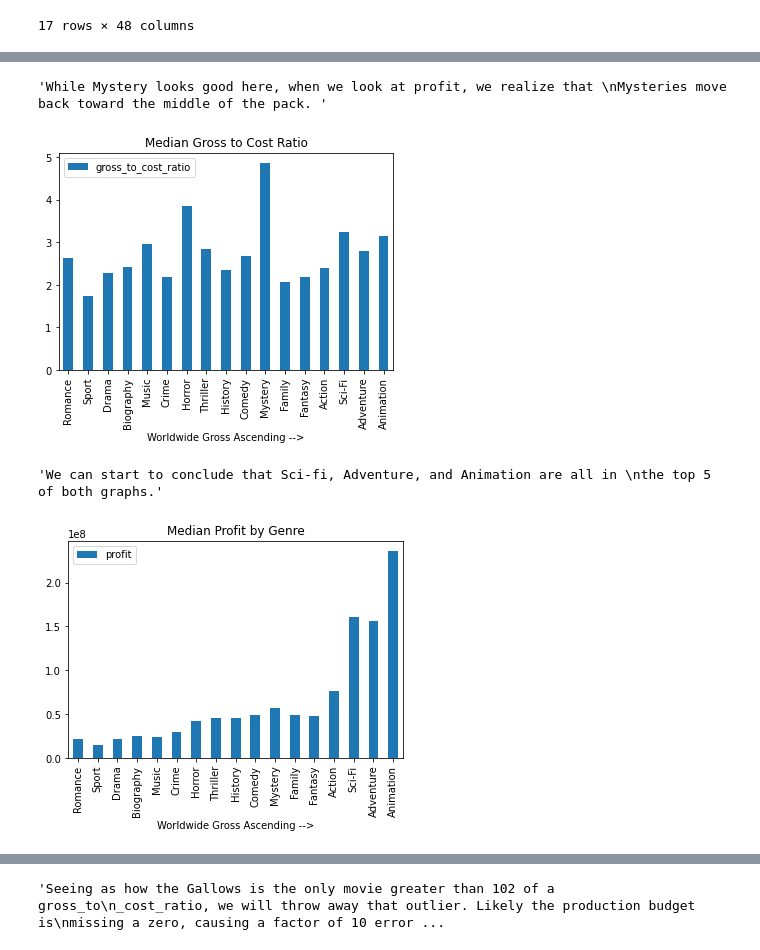
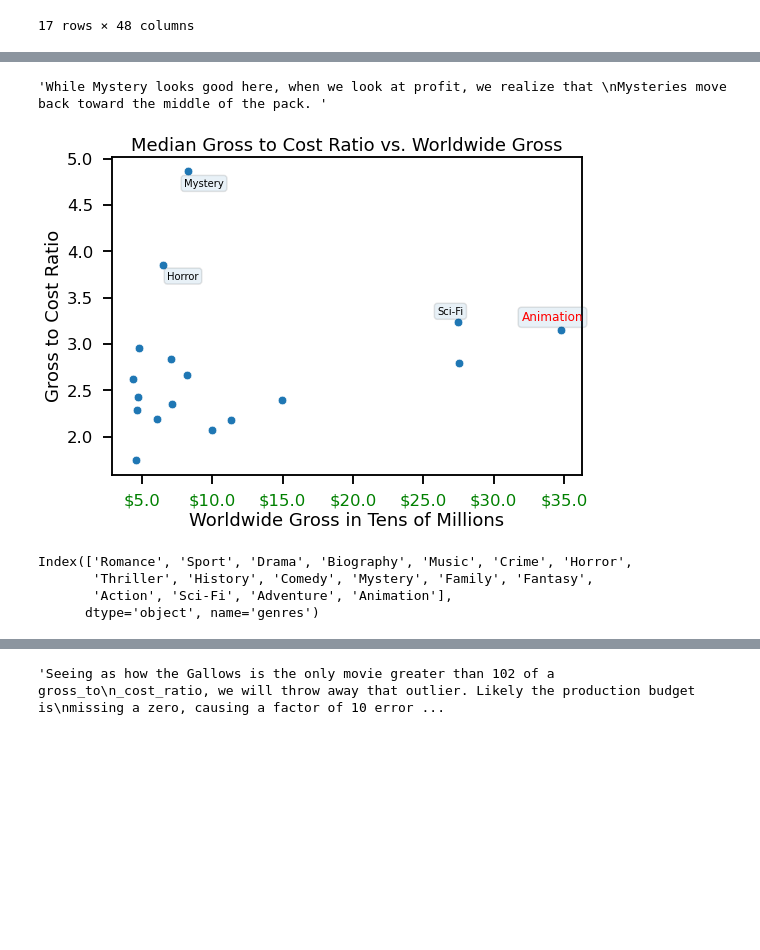
Before and after one commit to rsajac/dsc-phase-1-project-v2-3, a Jupyter notebook: dsc-phase1-project.ipynb, the cells around one changed output, grey strips where cells are left out. Drawn from its saved outputs; the diff is of its cells as text; code cells hidden in the pictures; blank space fills up the shorter version.

```diff
--- a/dsc-phase1-project.ipynb
+++ b/dsc-phase1-project.ipynb
@@ -623,25 +624,55 @@ This way we can determine the 'safest' genre to work with, and the
 most likely profitable. We can also determine which type of movie could
 be a high risk high reward. """
 
-MedbygenGtC = median_by_genre.plot(y = 'gross_to_cost_ratio', kind = 'bar',
-                     xlabel = 'Worldwide Gross Ascending -->',
-                     title = 'Median Gross to Cost Ratio');
-plt.savefig('./images/MedbygenGtC.png')
-plt.close('MedbygenGtC.png')
+
+
+#MedbygenGtC = median_by_genre.plot(y = 'gross_to_cost_ratio', kind = 'bar',
+                    # xlabel = 'Worldwide Gross Ascending -->',
+                     #title = 'Median Gross to Cost Ratio');
+#plt.savefig('./images/MedbygenGtC.png')
+#plt.close('MedbygenGtC.png')
 
 """While Mystery looks good here, when we look at profit, we realize that
 Mysteries move back toward the middle of the pack. """
 # %% [output]
 'While Mystery looks good here, when we look at profit, we realize that \nMysteries move back toward the middle of the pack. '
-[figure, removed]
+# %%
+fig, ax = plt.subplots(figsize = (8,6))
+MedbygenGtC = sns.scatterplot(x = median_by_genre['worldwide_gross']/10000000,
+           y = median_by_genre['gross_to_cost_ratio'], s = 75);
+ax.set(title = "Median Gross to Cost Ratio vs. Worldwide Gross",
+       xlabel ='Worldwide Gross in Tens of Millions',
+       ylabel = 'Gross to Cost Ratio');
+fig.tight_layout();
+
+ax.annotate("Mystery", xy = (8,4.7), fontsize = 10,
+            bbox=dict(boxstyle="round", alpha=0.1));
+ax.annotate("Horror", xy = (6.8,3.7), fontsize = 10,
+            bbox=dict(boxstyle="round", alpha=0.1));
+ax.annotate("Sci-Fi", xy = (26, 3.32), fontsize = 10,
+            bbox=dict(boxstyle="round", alpha=0.1));
+ax.annotate("Animation", xy = (32, 3.25), fontsize = 12,
+            bbox=dict(boxstyle="round", alpha=0.1),
+            color = 'red');
+
+ax.xaxis.set_major_formatter('${x}')
+
+ax.xaxis.set_tick_params(which='major', labelcolor='green')
+plt.savefig('./images/MedbygenGtC.png')
+# %% [output]
+[figure, added]
+# %%
+median_by_genre.index
+# %% [output]
+Index(['Romance', 'Sport', 'Drama', 'Biography', 'Music', 'Crime', 'Horror',
+       'Thriller', 'History', 'Comedy', 'Mystery', 'Family', 'Fantasy',
+       'Action', 'Sci-Fi', 'Adventure', 'Animation'],
+      dtype='object', name='genres')
 # %%
-medbygenprof = median_by_genre.plot(y = 'profit', kind = 'bar',
-                     xlabel = 'Worldwide Gross Ascending -->',
-                     title = 'Median Profit by Genre');
-plt.savefig('./images/Medbygenprof.png')
-plt.close('Medbygenprof.png')
-"""We can start to conclude that Sci-fi, Adventure, and Animation are all in
-the top 5 of both graphs."""
+#medbygenprof = median_by_genre.plot(y = 'profit', kind = 'bar',
+ #                    xlabel = 'Worldwide Gross Ascending -->',
+  #                   title = 'Median Profit by Genre');
+#plt.savefig('./images/Medbygenprof.png')
+#plt.close('Medbygenprof.png')
+#"""We can start to conclude that Sci-fi, Adventure, and Animation are all in
+#the top 5 of both graphs."""
-# %% [output]
-'We can start to conclude that Sci-fi, Adventure, and Animation are all in \nthe top 5 of both graphs.'
-[figure, removed]
```
Also changed, not shown: parts of 9 cells of this notebook, 14 other files.
